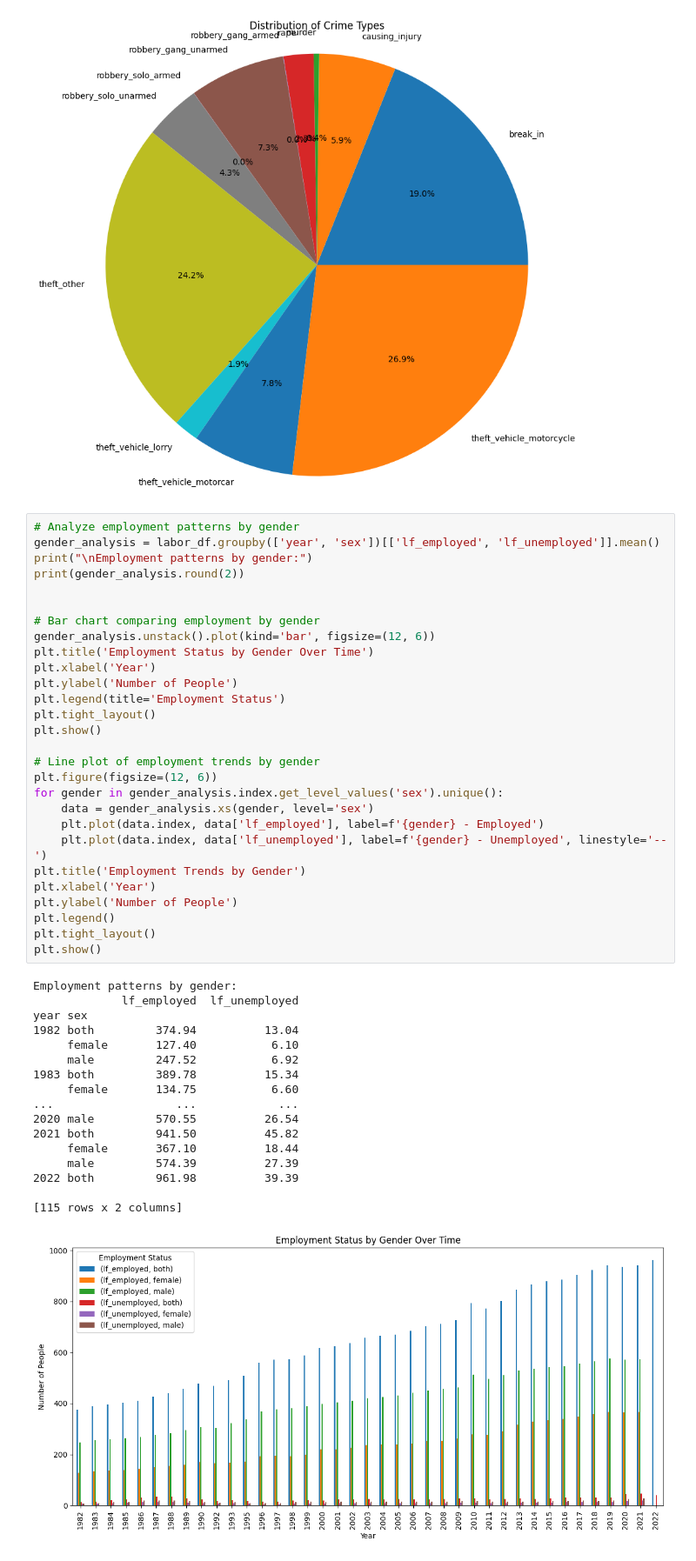
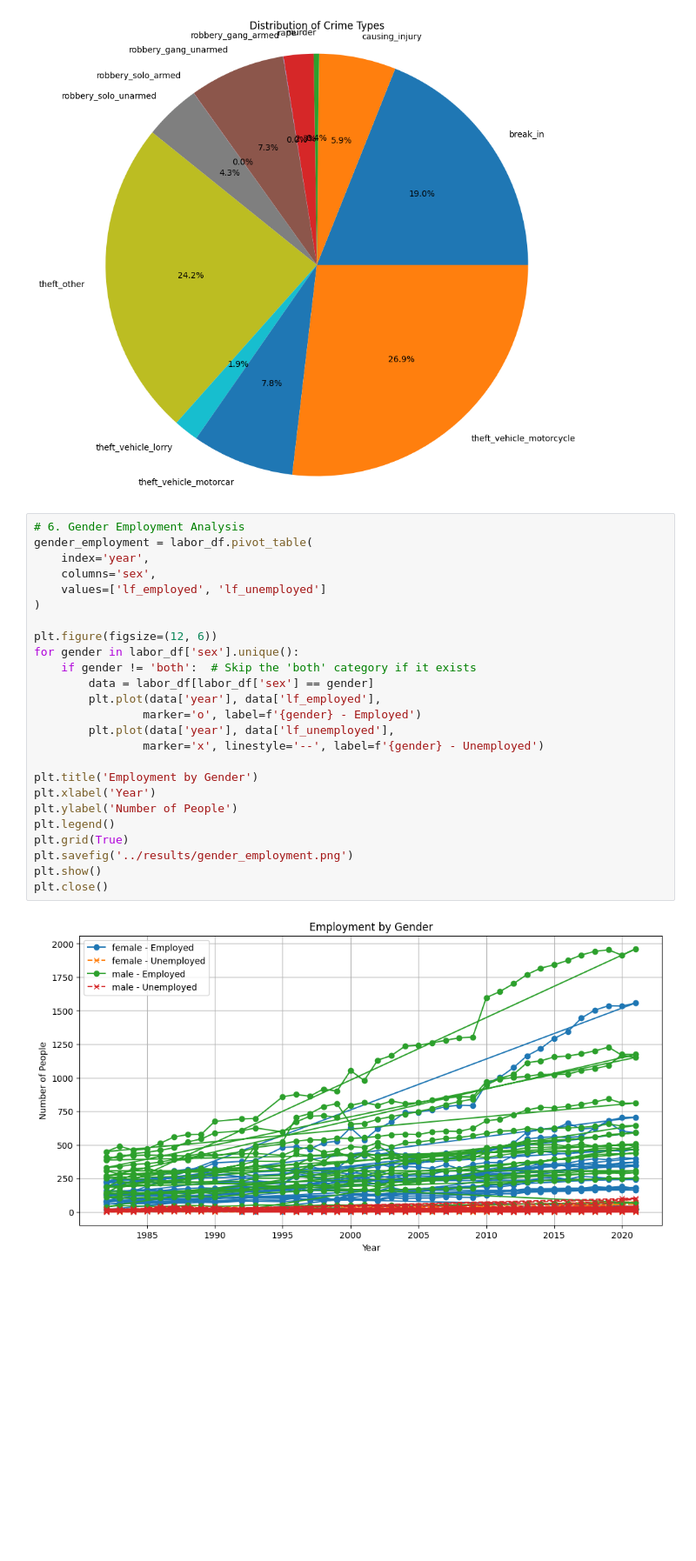
Before and after one commit to izzhamburhan/Crime-and-Socioeconomy---MY, a Jupyter notebook: notebooks/003_income_state.ipynb, the cells around one changed output. Shown at 87% size. Cells and saved outputs as stored; diff of their text form; blank space fills up the shorter version.

```diff
--- a/notebooks/003_income_state.ipynb
+++ b/notebooks/003_income_state.ipynb
@@ -298,48 +293,29 @@ plt.show()
 [figure]
 [figure]
 # %%
-# Analyze employment patterns by gender
-gender_analysis = labor_df.groupby(['year', 'sex'])[['lf_employed', 'lf_unemployed']].mean()
-print("\nEmployment patterns by gender:")
-print(gender_analysis.round(2))
+# 6. Gender Employment Analysis
+gender_employment = labor_df.pivot_table(
+    index='year',
+    columns='sex',
+    values=['lf_employed', 'lf_unemployed']
+)
 
+plt.figure(figsize=(12, 6))
+for gender in labor_df['sex'].unique():
+    if gender != 'both':  # Skip the 'both' category if it exists
+        data = labor_df[labor_df['sex'] == gender]
+        plt.plot(data['year'], data['lf_employed'],
+                marker='o', label=f'{gender} - Employed')
+        plt.plot(data['year'], data['lf_unemployed'],
+                marker='x', linestyle='--', label=f'{gender} - Unemployed')
 
-# Bar chart comparing employment by gender
-gender_analysis.unstack().plot(kind='bar', figsize=(12, 6))
-plt.title('Employment Status by Gender Over Time')
-plt.xlabel('Year')
-plt.ylabel('Number of People')
-plt.legend(title='Employment Status')
-plt.tight_layout()
-plt.show()
-
-# Line plot of employment trends by gender
-plt.figure(figsize=(12, 6))
-for gender in gender_analysis.index.get_level_values('sex').unique():
-    data = gender_analysis.xs(gender, level='sex')
-    plt.plot(data.index, data['lf_employed'], label=f'{gender} - Employed')
-    plt.plot(data.index, data['lf_unemployed'], label=f'{gender} - Unemployed', linestyle='--')
-plt.title('Employment Trends by Gender')
+plt.title('Employment by Gender')
 plt.xlabel('Year')
 plt.ylabel('Number of People')
 plt.legend()
-plt.tight_layout()
+plt.grid(True)
+plt.savefig('../results/gender_employment.png')
 plt.show()
+plt.close()
 # %% [output]
-Employment patterns by gender:
-             lf_employed  lf_unemployed
-year sex
-1982 both         374.94          13.04
-     female       127.40           6.10
-     male         247.52           6.92
-1983 both         389.78          15.34
-     female       134.75           6.60
-...                  ...            ...
-2020 male         570.55          26.54
-2021 both         941.50          45.82
-     female       367.10          18.44
-     male         574.39          27.39
-2022 both         961.98          39.39
-
-[115 rows x 2 columns]
-[figure, old version]
+[figure, new version]
```
Also changed, not shown: parts of 8 cells of this notebook, 7 other files.
